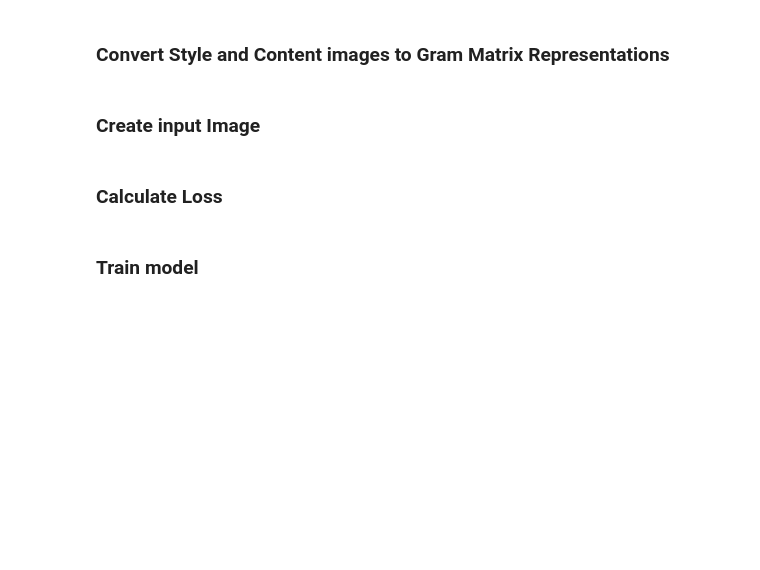
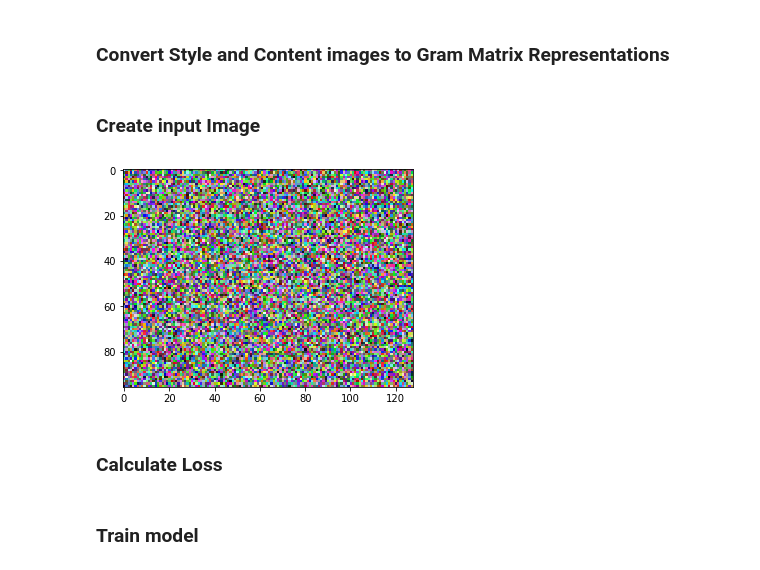
Before and after one commit to diegoalejogm/image-style-transfer, a Jupyter notebook: PyTorch Style Transfer.ipynb, the cells around one changed output. Cells and saved outputs as stored; diff of their text form; code cells hidden in the pictures; blank space fills up the shorter version.

```diff
--- a/PyTorch Style Transfer.ipynb
+++ b/PyTorch Style Transfer.ipynb
@@ -57,4 +59,5 @@ content_gram = gram_repr(content_var, net, content_layer_names)
 # %% [markdown]
 ### Create input Image
 # %%
-noise_var = Variable(torch.randn(content_var.size()).float(), requires_grad=True)
+input_tensor = torch.randn(content_tensor.size()).float()#content_tensor.clone()
+input_var = utils.tensor_to_4d_var(input_tensor, requires_grad=True)
@@ -63,3 +64,7 @@ optimizer = optim.LBFGS([noise_var])
+# %%
+utils.display_image(input_var.data)
+# %% [output]
+[figure, added]
 # %% [markdown]
 ### Calculate Loss
 # %%
```
Also changed, not shown: parts of 12 cells of this notebook, 1 other file.
